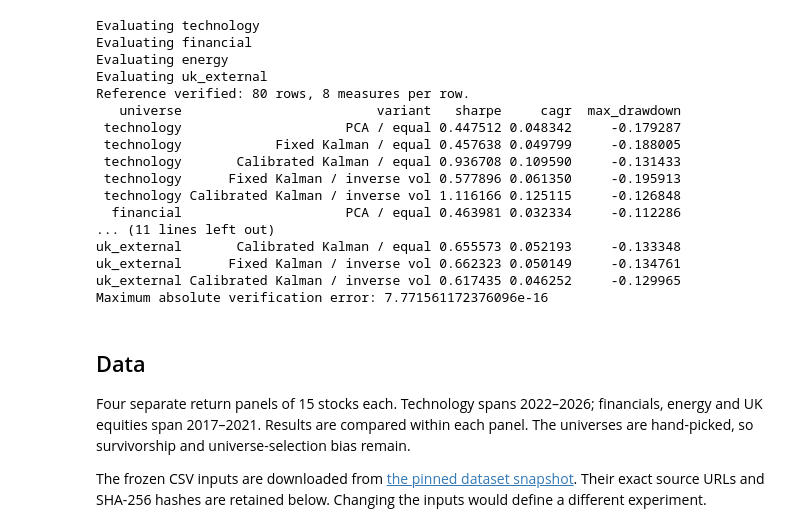
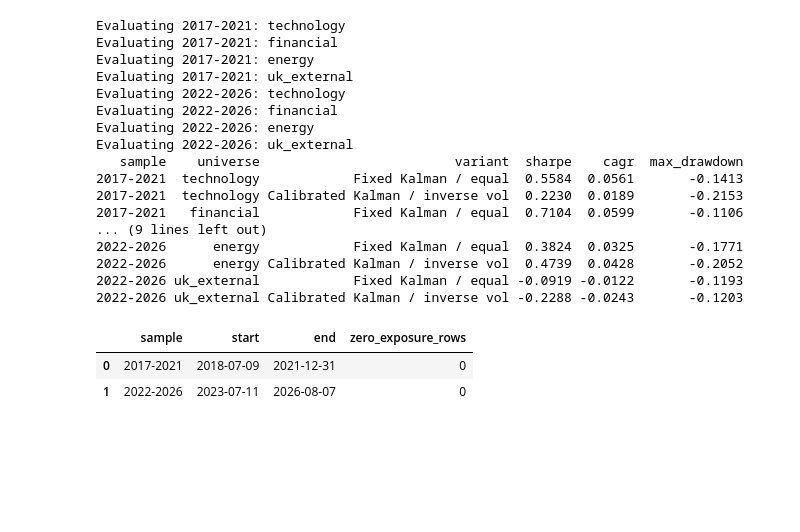
Before and after one commit to Juliansaiani/pca-kalman-stat-arb, a Jupyter notebook: notebooks/research.ipynb, the cells around one changed output. Drawn from its saved outputs; the diff is of its cells as text; code cells hidden in the pictures; blank space fills up the shorter version.

```diff
--- a/notebooks/research.ipynb
+++ b/notebooks/research.ipynb
@@ -7,36 +7,32 @@ The first cell recomputes all results and fails if any of the 80 reference rows
 # %%
 from pathlib import Path
 import pandas as pd
 from IPython.display import display, Image
-from equity_stat_arb.pipeline import run
+from equity_stat_arb.period_comparison import run
 ROOT = next(p for p in (Path.cwd(), *Path.cwd().parents) if (p / "src/equity_stat_arb").exists())
-manifest = run(ROOT, verify=True)
-metrics = pd.read_csv(ROOT / "artifacts/metrics.csv")
-daily = pd.read_parquet(ROOT / "artifacts/daily_returns.parquet")
-calibration = pd.read_csv(ROOT / "artifacts/calibration.csv")
-verification = pd.read_csv(ROOT / "artifacts/verification.csv")
-print("Maximum absolute verification error:", verification.filter(like="absolute_error").max().max())
+manifest = run(ROOT)
+OUTPUT = ROOT / "artifacts/period_comparison"
+metrics = pd.read_csv(OUTPUT / "metrics.csv")
+daily = pd.read_parquet(OUTPUT / "daily_returns.parquet")
+display(pd.DataFrame(manifest["samples"]))
 # %% [output]
-Evaluating technology
-Evaluating financial
-Evaluating energy
-Evaluating uk_external
-Reference verified: 80 rows, 8 measures per row.
-   universe                         variant   sharpe     cagr  max_drawdown
- technology                     PCA / equal 0.447512 0.048342     -0.179287
- technology            Fixed Kalman / equal 0.457638 0.049799     -0.188005
- technology       Calibrated Kalman / equal 0.936708 0.109590     -0.131433
- technology      Fixed Kalman / inverse vol 0.577896 0.061350     -0.195913
- technology Calibrated Kalman / inverse vol 1.116166 0.125115     -0.126848
-  financial                     PCA / equal 0.463981 0.032334     -0.112286
-... (11 lines left out)
-uk_external       Calibrated Kalman / equal 0.655573 0.052193     -0.133348
-uk_external      Fixed Kalman / inverse vol 0.662323 0.050149     -0.134761
-uk_external Calibrated Kalman / inverse vol 0.617435 0.046252     -0.129965
-Maximum absolute verification error: 7.771561172376096e-16
+Evaluating 2017-2021: technology
+Evaluating 2017-2021: financial
+Evaluating 2017-2021: energy
+Evaluating 2017-2021: uk_external
+Evaluating 2022-2026: technology
+Evaluating 2022-2026: financial
+Evaluating 2022-2026: energy
+Evaluating 2022-2026: uk_external
+   sample    universe                         variant  sharpe    cagr  max_drawdown
+2017-2021  technology            Fixed Kalman / equal  0.5584  0.0561       -0.1413
+2017-2021  technology Calibrated Kalman / inverse vol  0.2230  0.0189       -0.2153
+2017-2021   financial            Fixed Kalman / equal  0.7104  0.0599       -0.1106
+... (9 lines left out)
+2022-2026      energy            Fixed Kalman / equal  0.3824  0.0325       -0.1771
+2022-2026      energy Calibrated Kalman / inverse vol  0.4739  0.0428       -0.2052
+2022-2026 uk_external            Fixed Kalman / equal -0.0919 -0.0122       -0.1193
+2022-2026 uk_external Calibrated Kalman / inverse vol -0.2288 -0.0243       -0.1203
+|  | sample | start | end | zero_exposure_rows |
+| 0 | 2017-2021 | 2018-07-09 | 2021-12-31 | 0 |
+| 1 | 2022-2026 | 2023-07-11 | 2026-08-07 | 0 |
-# %% [markdown]
-## Data
-
-Four separate return panels of 15 stocks each. Technology spans 2022–2026; financials, energy and UK equities span 2017–2021. Results are compared within each panel. The universes are hand-picked, so survivorship and universe-selection bias remain.
-
-The frozen CSV inputs are downloaded from [the pinned dataset snapshot](https://github.com/b-enh/pca-stat-arb/tree/6a24304205318de080b019e74ac766e7cdb18ff6). Their exact source URLs and SHA-256 hashes are retained below. Changing the inputs would define a different experiment.
```
Also changed, not shown: parts of 14 cells of this notebook, 14 other files.
